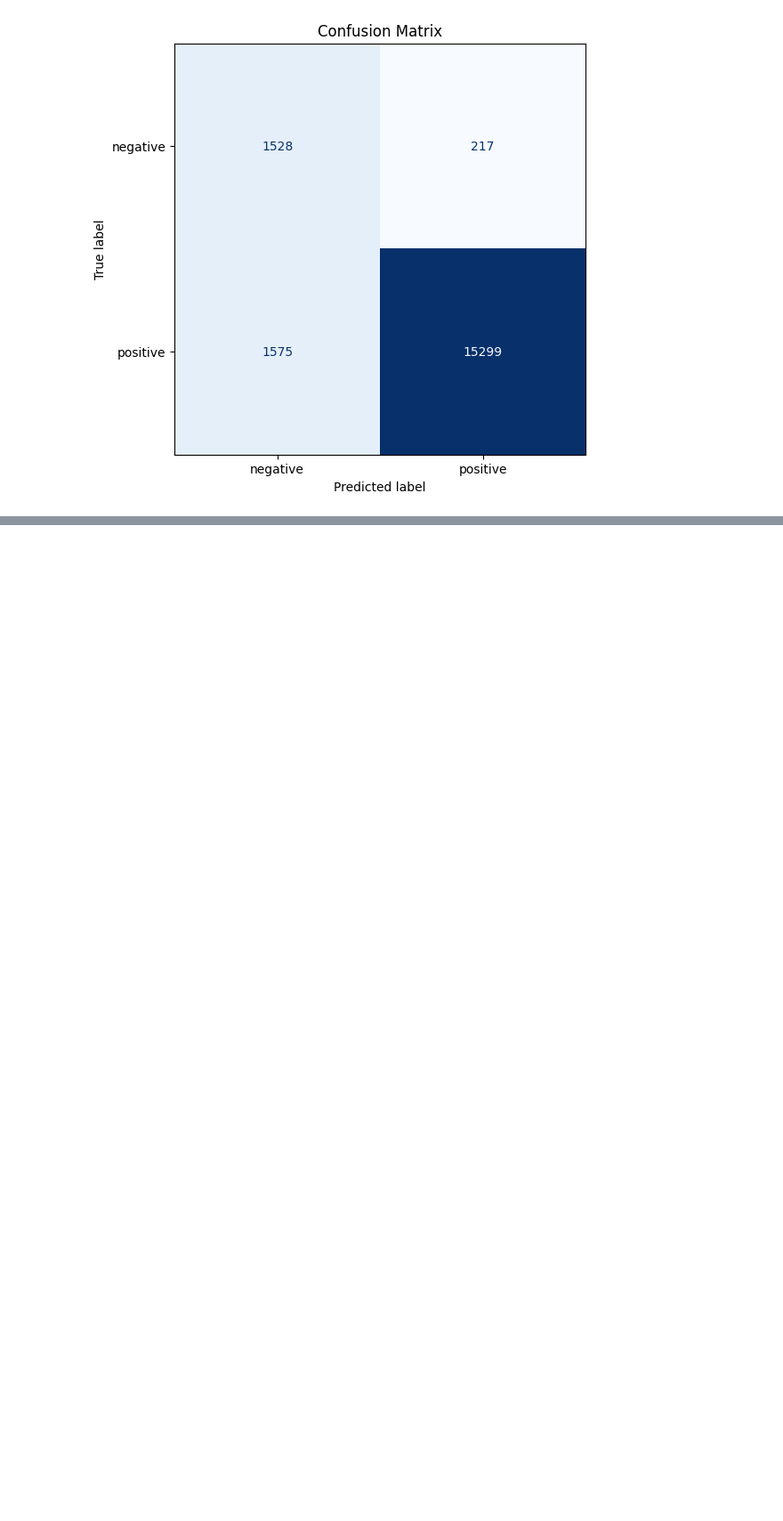
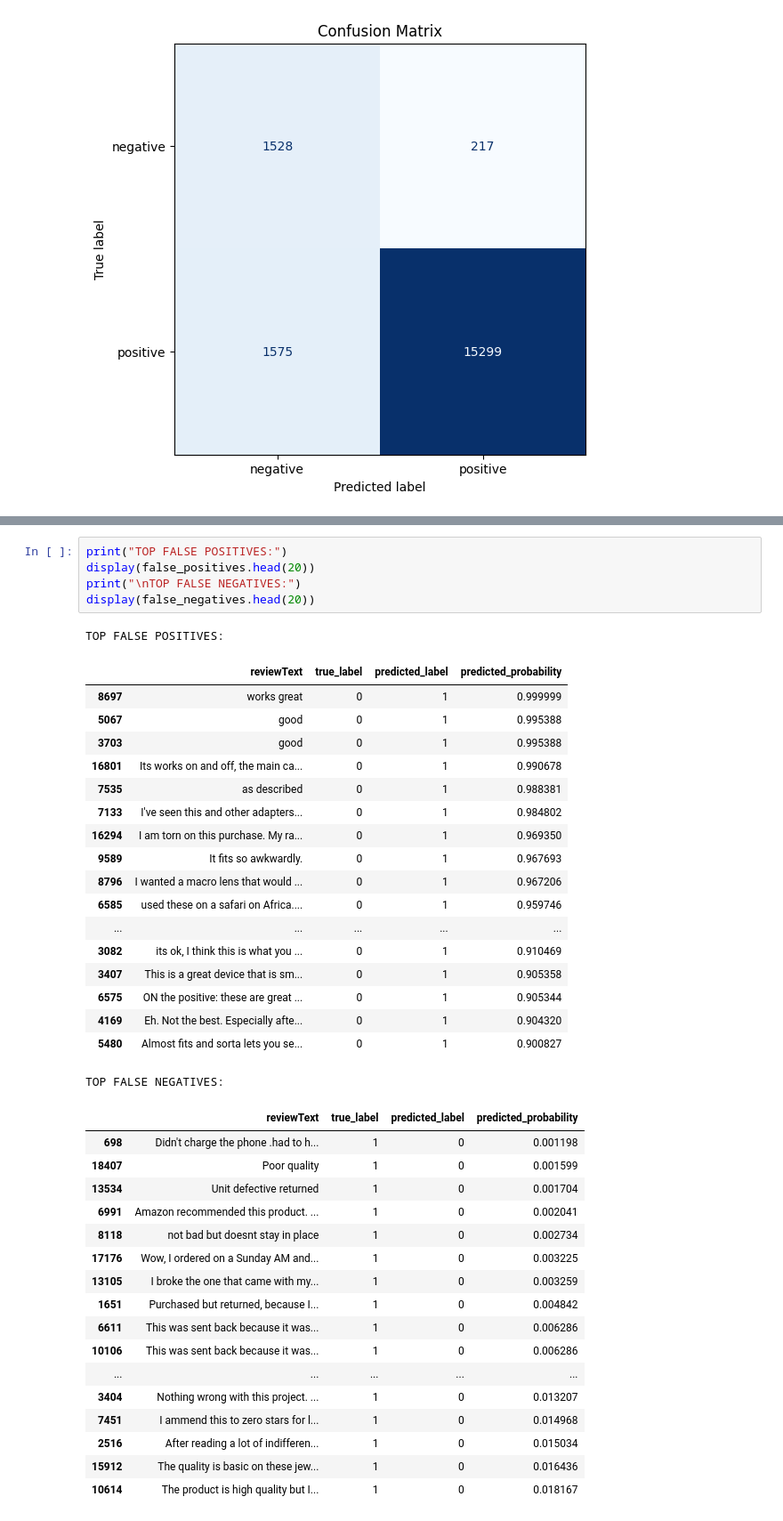
Before and after one commit to trandamkhanh311207-glitch/amazon-sentiment-analysis, a Jupyter notebook: notebooks/main.ipynb, the cells around one changed output, grey strips where cells are left out. Shown at 89% size. Saved outputs shown, nothing was run; the diff lists cells and outputs as text; blank space fills up the shorter version.

```diff
--- a/notebooks/main.ipynb
+++ b/notebooks/main.ipynb
@@ -168,0 +211,42 @@ plt.show()
+# %%
+print("TOP FALSE POSITIVES:")
+display(false_positives.head(20))
+print("\nTOP FALSE NEGATIVES:")
+display(false_negatives.head(20))
+# %% [output]
+TOP FALSE POSITIVES:
+|  | reviewText | true_label | predicted_label | predicted_probability |
+| 8697 | works great | 0 | 1 | 0.999999 |
+| 5067 | good | 0 | 1 | 0.995388 |
+| 3703 | good | 0 | 1 | 0.995388 |
+| 16801 | Its works on and off, the main ca... | 0 | 1 | 0.990678 |
+| 7535 | as described | 0 | 1 | 0.988381 |
+| 7133 | I've seen this and other adapters... | 0 | 1 | 0.984802 |
+| 16294 | I am torn on this purchase. My ra... | 0 | 1 | 0.969350 |
+| 9589 | It fits so awkwardly. | 0 | 1 | 0.967693 |
+| 8796 | I wanted a macro lens that would ... | 0 | 1 | 0.967206 |
+| 6585 | used these on a safari on Africa.... | 0 | 1 | 0.959746 |
+| ... | ... | ... | ... | ... |
+| 3082 | its ok, I think this is what you ... | 0 | 1 | 0.910469 |
+| 3407 | This is a great device that is sm... | 0 | 1 | 0.905358 |
+| 6575 | ON the positive: these are great ... | 0 | 1 | 0.905344 |
+| 4169 | Eh. Not the best. Especially afte... | 0 | 1 | 0.904320 |
+| 5480 | Almost fits and sorta lets you se... | 0 | 1 | 0.900827 |
+TOP FALSE NEGATIVES:
+|  | reviewText | true_label | predicted_label | predicted_probability |
+| 698 | Didn't charge the phone .had to h... | 1 | 0 | 0.001198 |
+| 18407 | Poor quality | 1 | 0 | 0.001599 |
+| 13534 | Unit defective returned | 1 | 0 | 0.001704 |
+| 6991 | Amazon recommended this product. ... | 1 | 0 | 0.002041 |
+| 8118 | not bad but doesnt stay in place | 1 | 0 | 0.002734 |
+| 17176 | Wow, I ordered on a Sunday AM and... | 1 | 0 | 0.003225 |
+| 13105 | I broke the one that came with my... | 1 | 0 | 0.003259 |
+| 1651 | Purchased but returned, because I... | 1 | 0 | 0.004842 |
+| 6611 | This was sent back because it was... | 1 | 0 | 0.006286 |
+| 10106 | This was sent back because it was... | 1 | 0 | 0.006286 |
+| ... | ... | ... | ... | ... |
+| 3404 | Nothing wrong with this project. ... | 1 | 0 | 0.013207 |
+| 7451 | I ammend this to zero stars for l... | 1 | 0 | 0.014968 |
+| 2516 | After reading a lot of indifferen... | 1 | 0 | 0.015034 |
+| 15912 | The quality is basic on these jew... | 1 | 0 | 0.016436 |
+| 10614 | The product is high quality but I... | 1 | 0 | 0.018167 |
```
Also changed, not shown: parts of 13 cells of this notebook.
